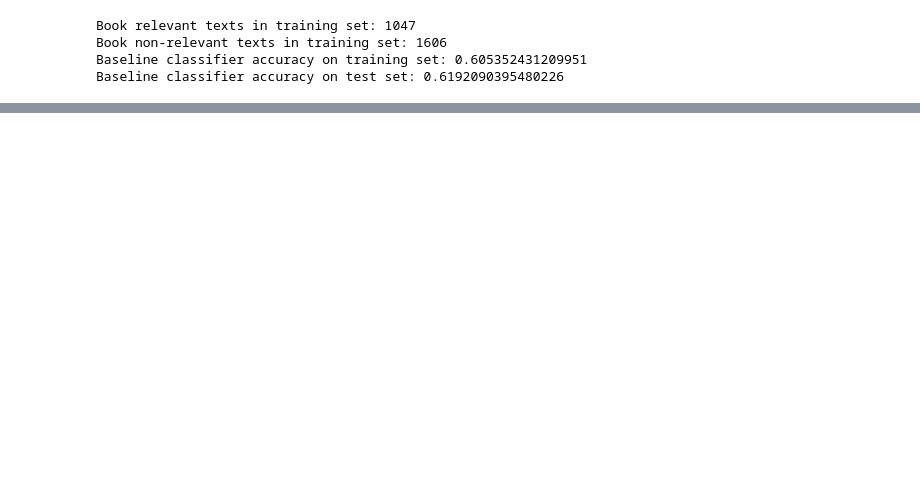
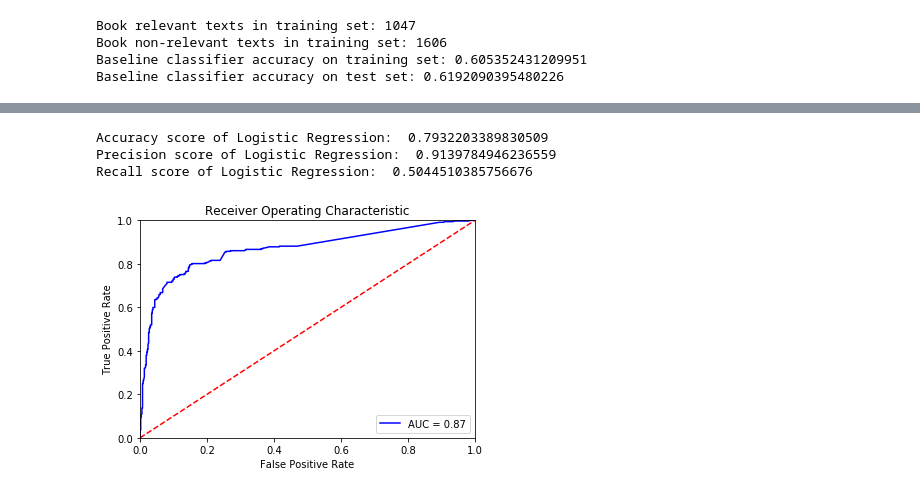
Before and after one commit to domenkos/IMapBook-NLP, a Jupyter notebook: code/Baseline models.ipynb, the cells around one changed output, grey strips where cells are left out. Cells and saved outputs as stored; diff of their text form; code cells hidden in the pictures; blank space fills up the shorter version.

```diff
--- a/code/Baseline models.ipynb
+++ b/code/Baseline models.ipynb
@@ -110,0 +143,28 @@ Recall score of Logistic Regression:  0.7181008902077152
+# %%
+svm = SVC( probability = True )
+svm.fit( X_train_cv, y_train )
+predictions = svm.predict( X_test_cv )
+
+print( 'Accuracy score of Logistic Regression: ', accuracy_score( y_test, predictions ) )
+print( 'Precision score of Logistic Regression: ', precision_score( y_test, predictions, pos_label = positiveLabel ) )
+print( 'Recall score of Logistic Regression: ', recall_score( y_test, predictions, pos_label = positiveLabel ) )
+
+probs = svm.predict_proba( X_test_cv )
+preds = probs[ :, 1 ]
+fpr, tpr, threshold = roc_curve( y_test, preds, pos_label = positiveLabel )
+roc_auc = auc( fpr, tpr )
+
+plt.title( 'Receiver Operating Characteristic' )
+plt.plot( fpr, tpr, 'b', label = 'AUC = %0.2f' % roc_auc )
+plt.legend( loc = 'lower right')
+plt.plot( [ 0, 1 ], [ 0, 1 ], 'r--' )
+plt.xlim( [ 0, 1 ] )
+plt.ylim( [ 0, 1 ] )
+plt.ylabel( 'True Positive Rate' )
+plt.xlabel( 'False Positive Rate' )
+plt.show()
+# %% [output]
+Accuracy score of Logistic Regression:  0.7932203389830509
+Precision score of Logistic Regression:  0.9139784946236559
+Recall score of Logistic Regression:  0.5044510385756676
+[figure, added]
```
Also changed, not shown: parts of 8 cells of this notebook, 1 other file.
